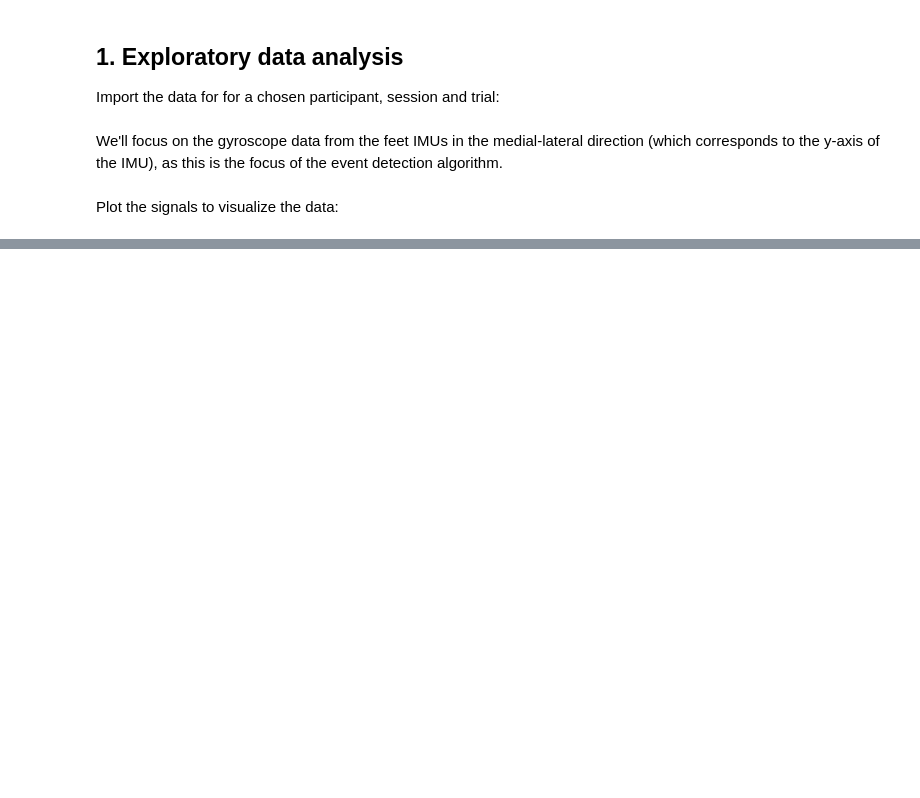
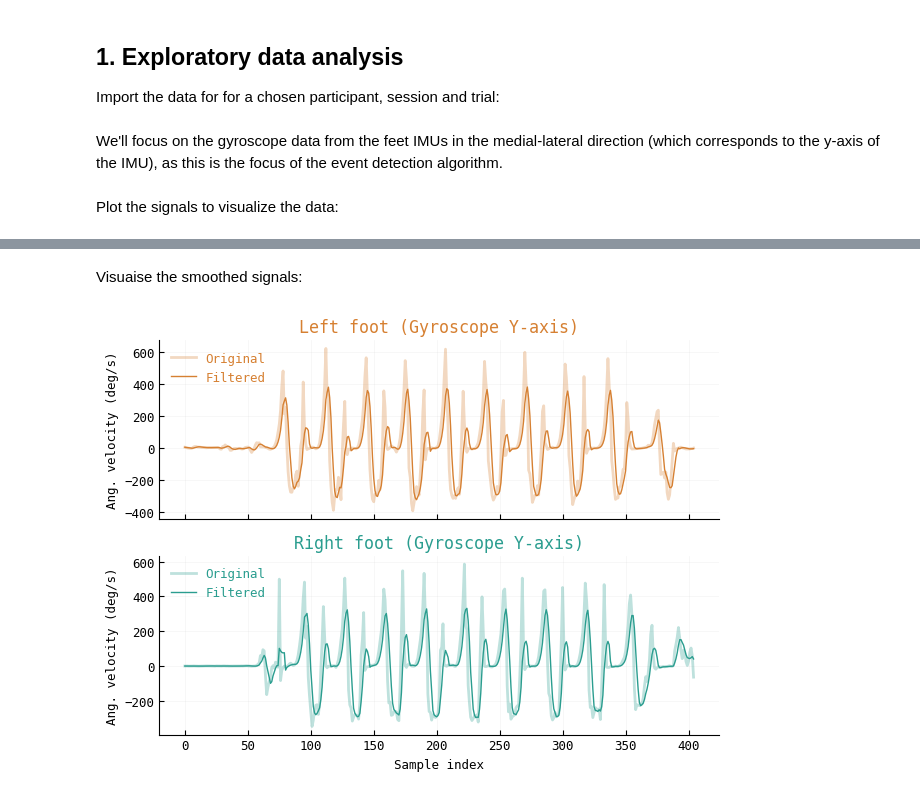
Before and after one commit to ThomasAston/movetru, a Jupyter notebook: workbooks/demo.ipynb, the cells around one changed output, grey strips where cells are left out. Saved outputs shown, nothing was run; the diff lists cells and outputs as text; code cells hidden in the pictures; blank space fills up the shorter version.

```diff
--- a/workbooks/demo.ipynb
+++ b/workbooks/demo.ipynb
@@ -1202,0 +103,24 @@ Date: 3 October 2025
+# %% [markdown]
+Visuaise the smoothed signals:
+# %%
+# Plot original and filtered signals
+fig, ax = plt.subplots(2, 1, sharex=True)
+
+# Left foot
+ax[0].plot(left_foot, label="Original", color=colours[0], alpha=0.3, linewidth=2)
+ax[0].plot(left_smoothed, label=f"Filtered", color=colours[0], linewidth=1)
+ax[0].set_title("Left foot (Gyroscope Y-axis)")
+ax[0].set_ylabel("Ang. velocity (deg/s)")
+ax[0].legend(loc='upper left')
+
+# Right foot
+ax[1].plot(right_foot, label="Original", color=colours[1], alpha=0.3, linewidth=2)
+ax[1].plot(right_smoothed, label=f"Filtered", color=colours[1], linewidth=1)
+ax[1].set_title("Right foot (Gyroscope Y-axis)", color=colours[1])
+ax[1].set_xlabel("Sample index")
+ax[1].set_ylabel("Ang. velocity (deg/s)")
+ax[1].legend(loc='upper left')
+plt.tight_layout()
+plt.show()
+# %% [output]
+[figure, added]
```
Also changed, not shown: parts of 46 cells of this notebook, 6 other files.
